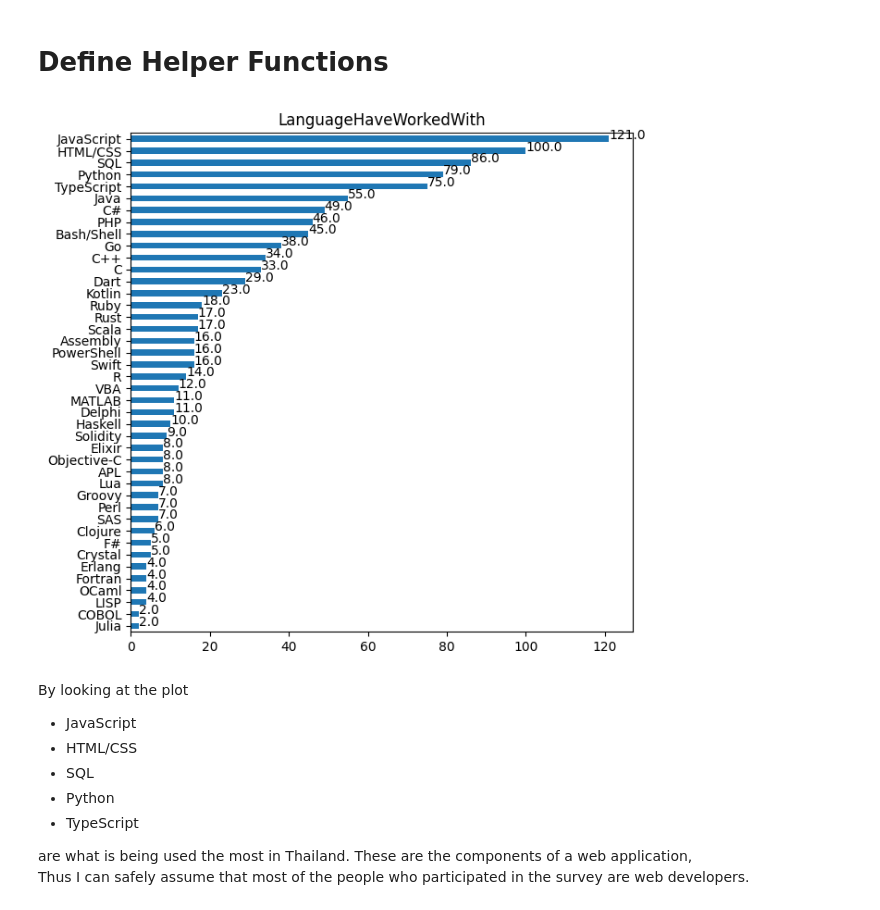
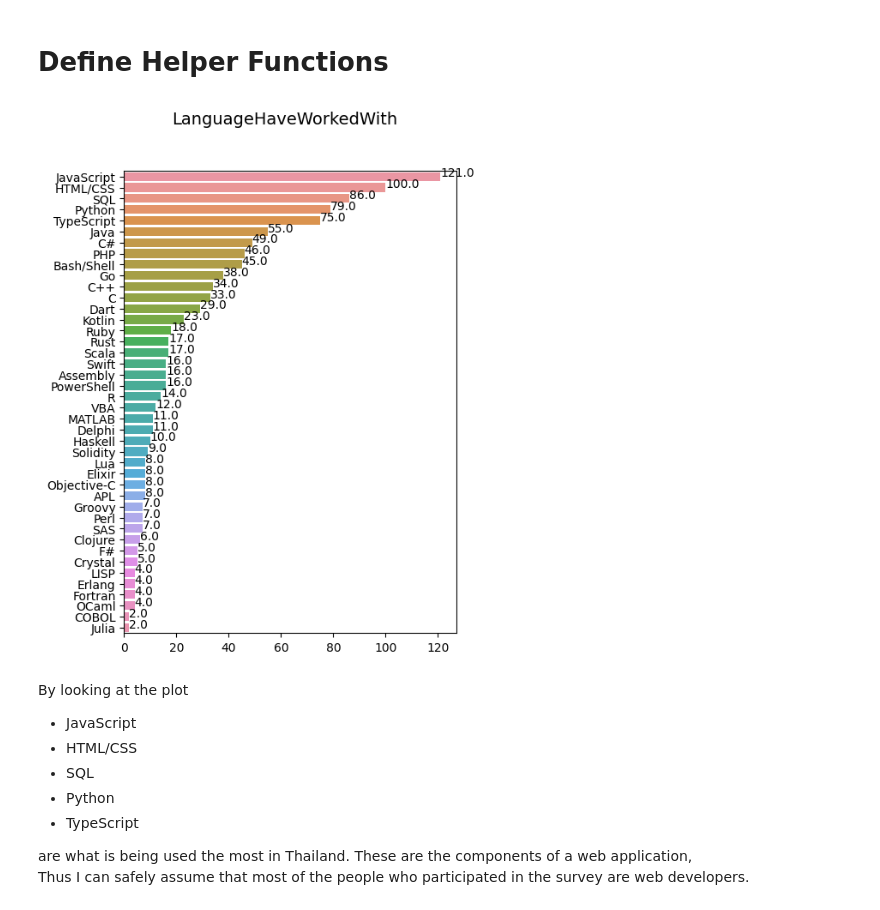
Before and after one commit to wire2coder/datascience-blog-uda, a Jupyter notebook: m2.ipynb, the cells around one changed output. Drawn from its saved outputs; the diff is of its cells as text; code cells hidden in the pictures.

```diff
--- a/m2.ipynb
+++ b/m2.ipynb
@@ -119,14 +119,20 @@ def splitAndSum(df, colName):
   return dfCount
 # %%
 langdf = splitAndSum(thailand_df, 'LanguageHaveWorkedWith')
+# %%
+langdf = langdf.sort_values(ascending=False)
 # %%
-langdf.plot(kind='barh', figsize=(7, 7), title='LanguageHaveWorkedWith')
+# langdf.plot(kind='barh', figsize=(7, 7), title='LanguageHaveWorkedWith')
+
+fig1 = plt.figure(figsize=(5,7))
+fig1.suptitle('LanguageHaveWorkedWith', fontsize=14)
+sns.barplot(x=langdf, y=langdf.index, orient='h')
 
 # add number to each bar
 for index, value in enumerate(langdf):
     plt.text(value, index, str(value)) # plot.text(x, y, string value)
 # %% [output]
-[figure, old version]
+[figure, new version]
 # %% [markdown]
 By looking at the plot
 - JavaScript
```
Also changed, not shown: parts of 12 cells of this notebook, 8 other files.
